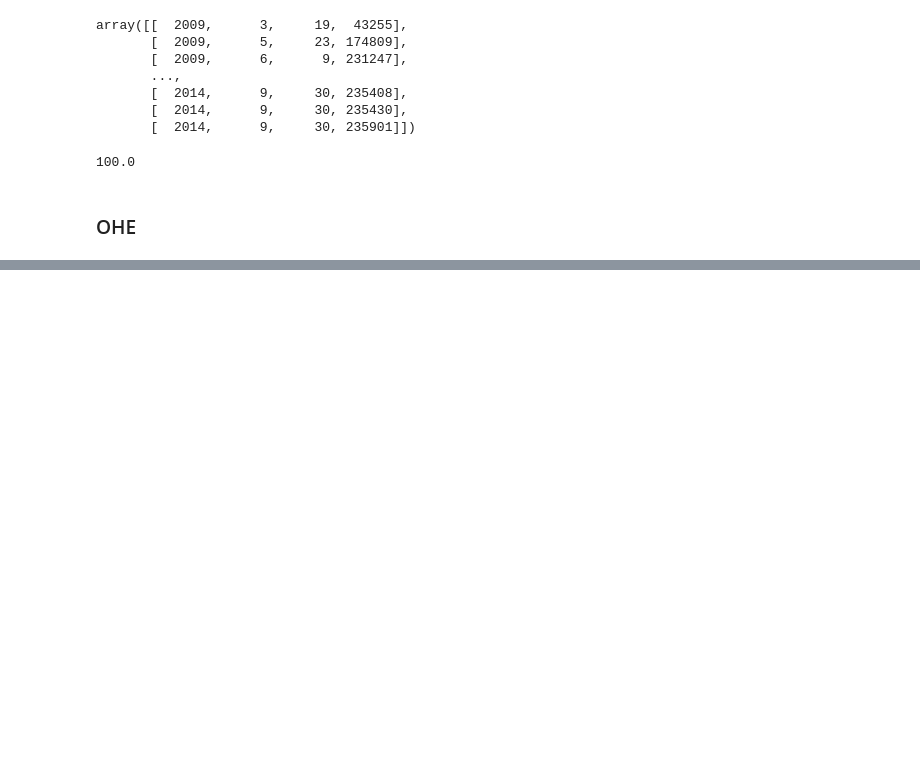
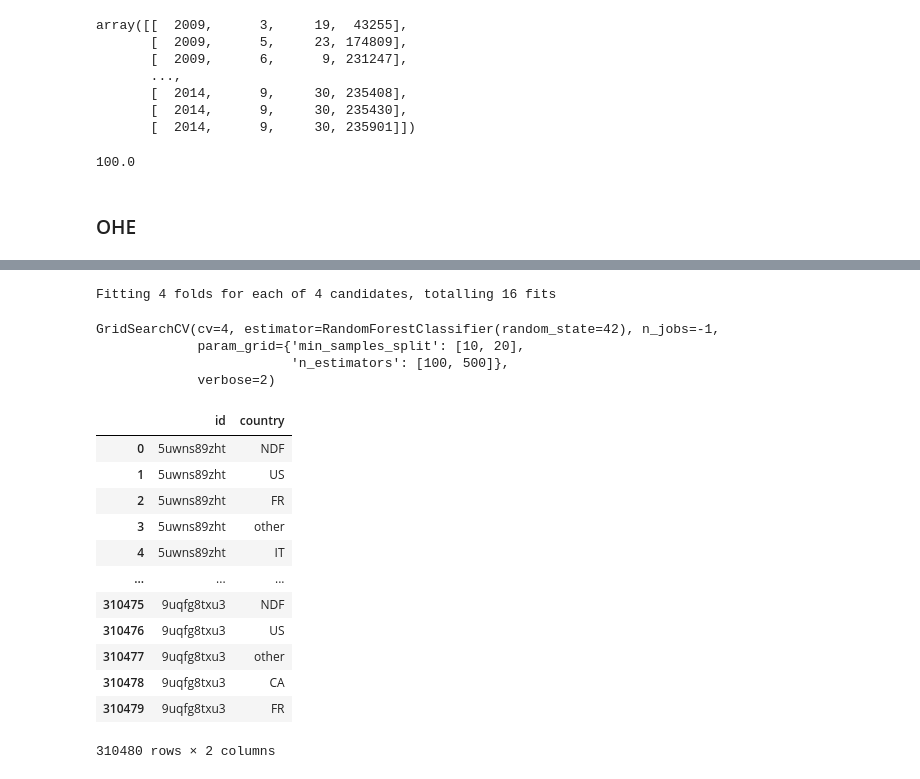
Before and after one commit to ParkGyuho/kaggle_transcription, a Jupyter notebook: Airbnb/airbnb.ipynb, the cells around one changed output, grey strips where cells are left out. Saved outputs shown, nothing was run; the diff lists cells and outputs as text; code cells hidden in the pictures; blank space fills up the shorter version.

```diff
--- a/Airbnb/airbnb.ipynb
+++ b/Airbnb/airbnb.ipynb
@@ -210,0 +390,59 @@ df_total['age'].max()
+# %%
+final_train_X = full_pipeline.fit_transform(x)
+final_test_X = full_pipeline.transform(x_test)
+le = LabelEncoder()
+train_set_y = le.fit_transform(labels)
+# %%
+forest_class = RandomForestClassifier(random_state=42)
+
+n_estimators = [100, 500]
+min_samples_split = [10, 20]
+
+param_grid_forest = {'n_estimators': n_estimators,
+                     'min_samples_split': min_samples_split}
+
+
+rand_search_forest = GridSearchCV(forest_class, param_grid_forest, cv=4, refit=True,
+                                  n_jobs=-1, verbose=2)
+
+rand_search_forest.fit(final_train_X, train_set_y)
+# %% [output]
+Fitting 4 folds for each of 4 candidates, totalling 16 fits
+GridSearchCV(cv=4, estimator=RandomForestClassifier(random_state=42), n_jobs=-1,
+             param_grid={'min_samples_split': [10, 20],
+                         'n_estimators': [100, 500]},
+             verbose=2)
+# %%
+random_estimator = rand_search_forest.best_estimator_
+
+y_pred_random_estimator = random_estimator.predict_proba(final_train_X)
+# %%
+y_pred = random_estimator.predict_proba(final_test_X)
+
+# We take the 5 highest probabilities for each person
+ids = []  # list of ids
+cts = []  # list of countries
+for i in range(len(id_test)):
+    idx = id_test[i]
+    ids += [idx] * 5
+    cts += le.inverse_transform(np.argsort(y_pred[i])[::-1])[:5].tolist()
+
+# Generating a csv file with the predictions
+sub = pd.DataFrame(np.column_stack((ids, cts)), columns=['id', 'country'])
+sub.to_csv('output_randomForest.csv', index=False)
+# %%
+sub
+# %% [output]
+|  | id | country |
+| 0 | 5uwns89zht | NDF |
+| 1 | 5uwns89zht | US |
+| 2 | 5uwns89zht | FR |
+| 3 | 5uwns89zht | other |
+| 4 | 5uwns89zht | IT |
+| ... | ... | ... |
+| 310475 | 9uqfg8txu3 | NDF |
+| 310476 | 9uqfg8txu3 | US |
+| 310477 | 9uqfg8txu3 | other |
+| 310478 | 9uqfg8txu3 | CA |
+| 310479 | 9uqfg8txu3 | FR |
+310480 rows × 2 columns
```
Also changed, not shown: parts of 7 cells of this notebook, 1 other file.
